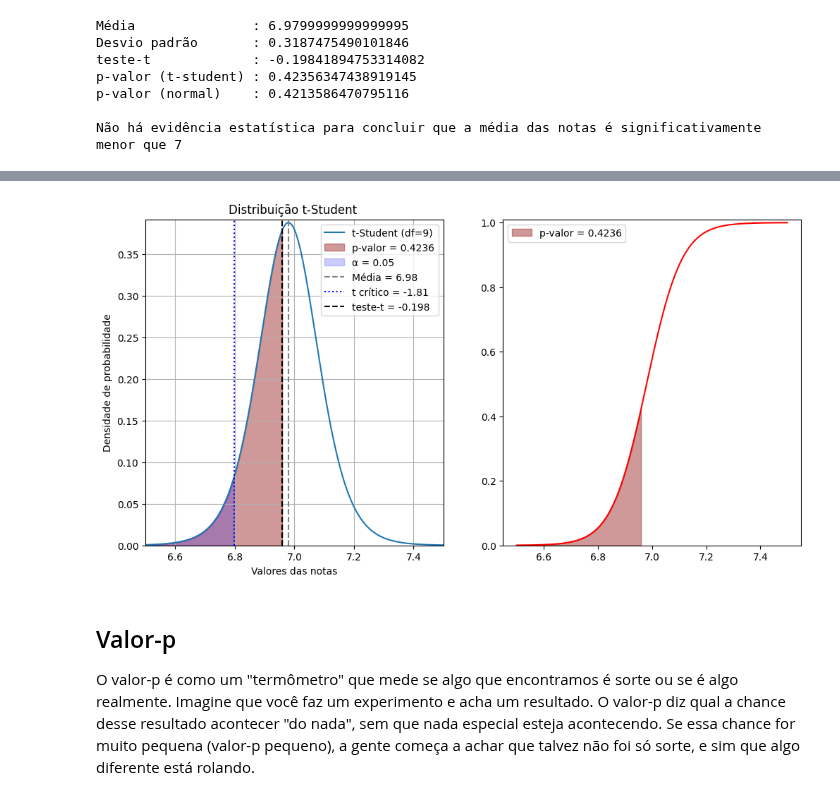
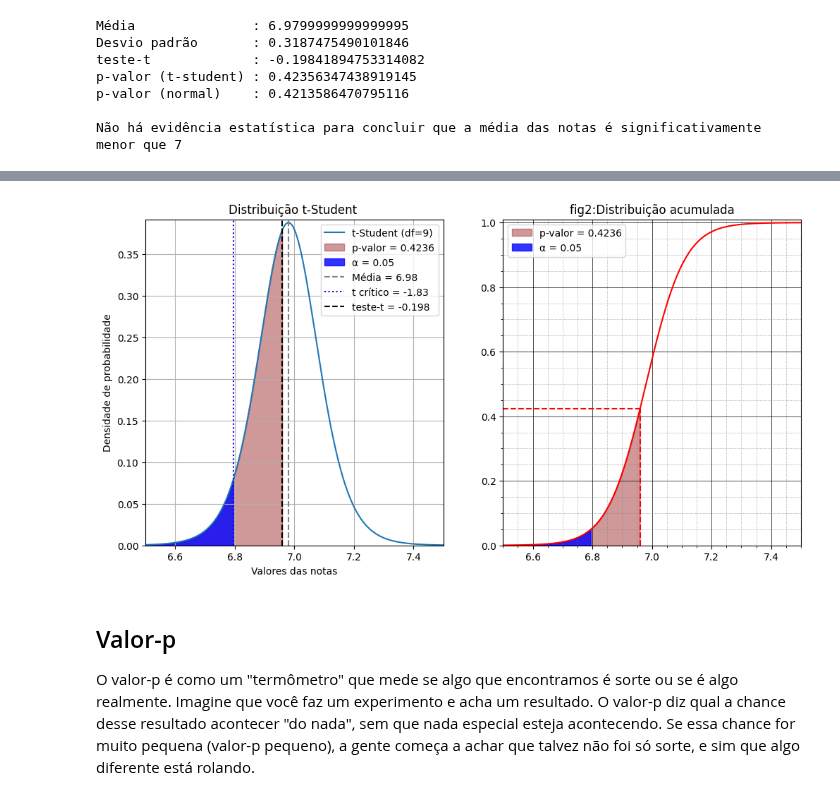
Before and after one commit to albertoakel/EBAC, a Jupyter notebook: notebook/Teste_de_hipotese_exemplos.ipynb, the cells around one changed output, grey strips where cells are left out. Cells and saved outputs as stored; diff of their text form; code cells hidden in the pictures.

```diff
--- a/notebook/Teste_de_hipotese_exemplos.ipynb
+++ b/notebook/Teste_de_hipotese_exemplos.ipynb
@@ -76,8 +86,7 @@ s=np.std(notas)
 
 t=(x_hat-ho)/(s/np.sqrt(n))
 df=n-1
-p_valor = stats.t.cdf(t, df)
-
+p_valor = ts.cdf(t, df)
 p_valor_N = norm.cdf(t)
 
 '''
@@ -109,24 +139,20 @@ Não há evidência estatística para concluir que a média das notas é signifi
 # %%
-#x = np.linspace(-4,4,100)
-
-#y=ts.pdf(x,10)
-#c=norm.cdf(x,0,1)
-
+#Figuras com eixos normalizados
 # Intervalo das notas
 x_min = min(notas)  # Valor mínimo das notas
 x_max = max(notas)  # Valor máximo das notas
 x = np.linspace(x_min, x_max, 1000)
-alpha=0.05
-t_critical = ts.ppf(alpha, 10)
+alpha=0.05  #confiança
+t_critical = ts.ppf(alpha,df)
 
 # Gerar valores da distribuição t-Student ajustados ao eixo x
-y = ts.pdf(  (x - x_hat) / (s / np.sqrt(n)), df)
+fator=(x - x_hat) / (s / np.sqrt(n))
+y = ts.pdf(fator , df)  #Distribuição
+c=ts.cdf( fator, df)     #Distribuição Acumulada
 
-c=ts.cdf( (x - x_hat) / (s / np.sqrt(n)), df)
-
-
-
-
+# Encontrar posições relativos ao valor P e alpha
+x_pvalor = x[c <= p_valor]
+x_alpha=x[c <= alpha]
 
 
 
@@ -135,16 +161,19 @@ fig, ax = plt.subplots(1, 2, figsize=(12, 6))
 ax[0].plot(x, y, label=f"t-Student (df={df})")
 ax[0].set_title('fig1: Distribuição t-student')
 
-x_pvalor=x[x <= x_hat + t * (s / np.sqrt(n))]
+#x_pvalor=x[x <= x_hat + t * (s / np.sqrt(n))]
+#x_alpha = x[x <= x_hat + t_critical * (s / np.sqrt(n))]
+
+
 
 # Preencher a área correspondente ao p-valor
-ax[0].fill_between(x_pvalor, ts.pdf((x_pvalor - x_hat) / (s / np.sqrt(n)), df),
-                   color='darkred', alpha=0.4, label=f"p-valor = {p_valor:.4f}")
+condicao_pvalor=(x<=x_pvalor[-1])
+ax[0].fill_between(x, y,where=x<=x_pvalor[-1],color='darkred', alpha=0.4, label=f"p-valor = {p_valor:.4f}");
 
 # # Preencher a área correspondente ao nível de significância (α = 0.05)
-alpha_x = x[x <= x_hat + t_critical * (s / np.sqrt(n))]
-ax[0].fill_between(alpha_x, ts.pdf((alpha_x - x_hat) / (s / np.sqrt(n)), df),
-                 color='blue', alpha=0.2,label=f"α = {alpha}")
+condicao_alpha=(x<=x_alpha[-1])
+ax[0].fill_between(x,y,where=condicao_alpha,color='blue', alpha=0.8,label=f"α = {alpha}")
+
 
 #Linha vertical para a média das notas
 ax[0].axvline(x_hat, color='gray', linestyle='--', label=f"Média = {x_hat:.2f}")
@@ -158,6 +187,7 @@ ax[0].axvline(t_critical_x, color='blue', linestyle=':', label=f"t crítico = {t
 t_value_x = x_hat + t * (s / np.sqrt(n))
 ax[0].axvline(t_value_x, color='black', linestyle='--', label=f"teste-t = {t:.3f}")
 
+
 # # Configurações do gráfico
 
 ax[0].set_ylim(0, max(y)*1.01)
@@ -168,39 +198,23 @@ ax[0].set_ylabel("Densidade de probabilidade")
 ax[0].legend()
 ax[0].grid()
 
+# Distribuição acumulada
+ax[1].plot(x,c,'r-');
+ax[1].set_title('fig2:Distribuição acumulada')
+ax[1].vlines(x=x_pvalor[-1],ymin=0,ymax=p_valor,color='red',linestyles='dashed')
+ax[1].hlines(y=p_valor,xmin=x_min,xmax=x_pvalor[-1],color='red',linestyles='dashed')
+# ax[1].set_ylim(0, max(c)*1.01)
+ax[1].set_xlim(x_min,x_max)
+# #preenchimento da região
 
-# plt.show()
+ax[1].fill_between(x, c,where=c <= p_valor,color='darkred', alpha=0.4, label=f"p-valor = {p_valor:.4f}");
+ax[1].fill_between(x, c,where=c <= alpha,color='blue', alpha=0.8, label=f"α = {alpha}")
 
-
-
-
-
-
-
-
-#ax[0].vlines(x=t,ymin=0,ymax=norm.pdf(t,0,1),color='gray',linestyles='dashed',
- #    label="mean: {:.1f}".format(t))
-
-#ax[0].set_ylim(0, max(y)*1.01)
-#ax[0].set_xlim(-4,4)
-#condicao = (x <= 0) & (y <= norm.pdf(t,0,1))
-#ax[0].fill_between(x, y,where=condicao,alpha=0.4);
-#ax[0].set_xlabel(r'$\mu$')
-
-
-ax[1].plot(x,c,'r-');
-# ax[1].set_title('fig2:Distribuição acumulada')
-# ax[1].vlines(x=t,ymin=0,ymax=p_valor,color='gray',linestyles='dashed',
-#      label="mean: {:.1f}".format(t))
-# ax[1].hlines(y=p_valor,xmin=-4,xmax=t,color='gray',linestyles='dashed',
-#      label="mean: {:.1f}".format(t))
-# ax[1].set_ylim(0, max(c)*1.01)
-# ax[1].set_xlim(-4,4)
-# #preenchimento da região
-ax[1].fill_between(x, c,where=c <= p_valor,color='darkred', alpha=0.4, label=f"p-valor = {p_valor:.4f}");
 ax[1].set_ylim(0, max(c)*1.01)
 # ax[1].set_xlabel('teste estatítico');
 # ax[1].set_ylabel('Valor-p');
 ax[1].legend()
-print(t_critical)
+ax[1].grid(True, which='major', linestyle='-', linewidth=0.5, color='black')
+ax[1].grid(True, which='minor', linestyle=':', linewidth=0.5, color='gray')
+ax[1].minorticks_on()
 # %% [output]
@@ -208,4 +221,4 @@ print(t_critical)
-[figure, old version]
+[figure, new version]
 # %% [markdown]
 ## Valor-p
 
```
Also changed, not shown: parts of 3 cells of this notebook.
